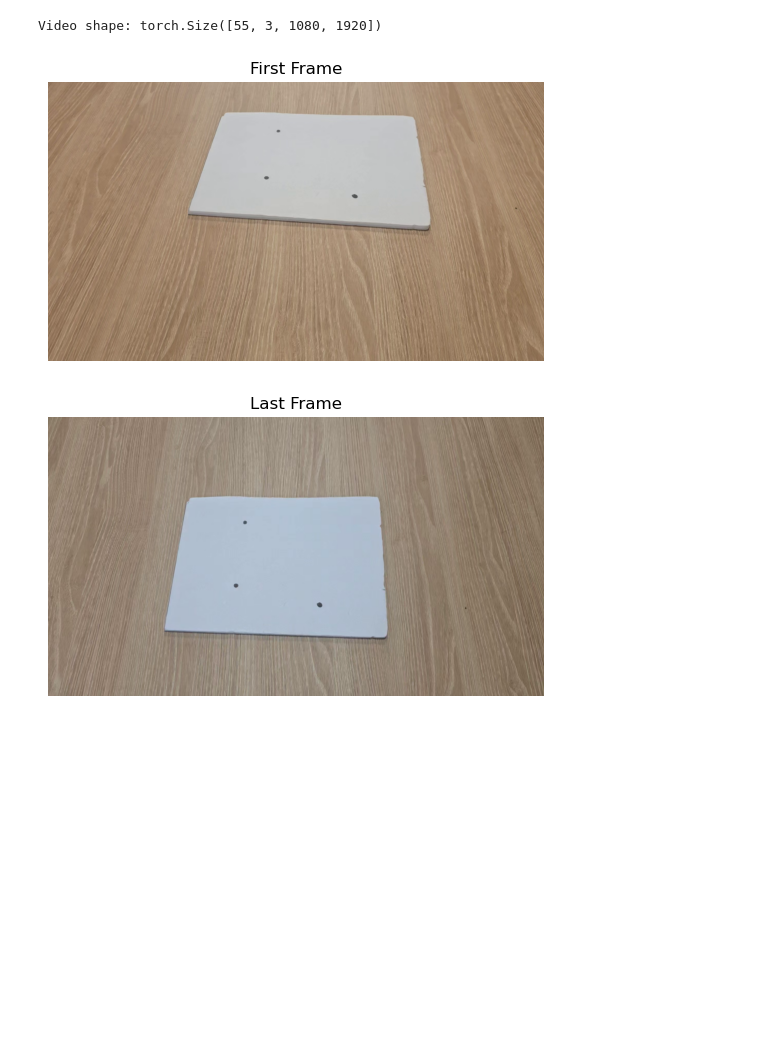
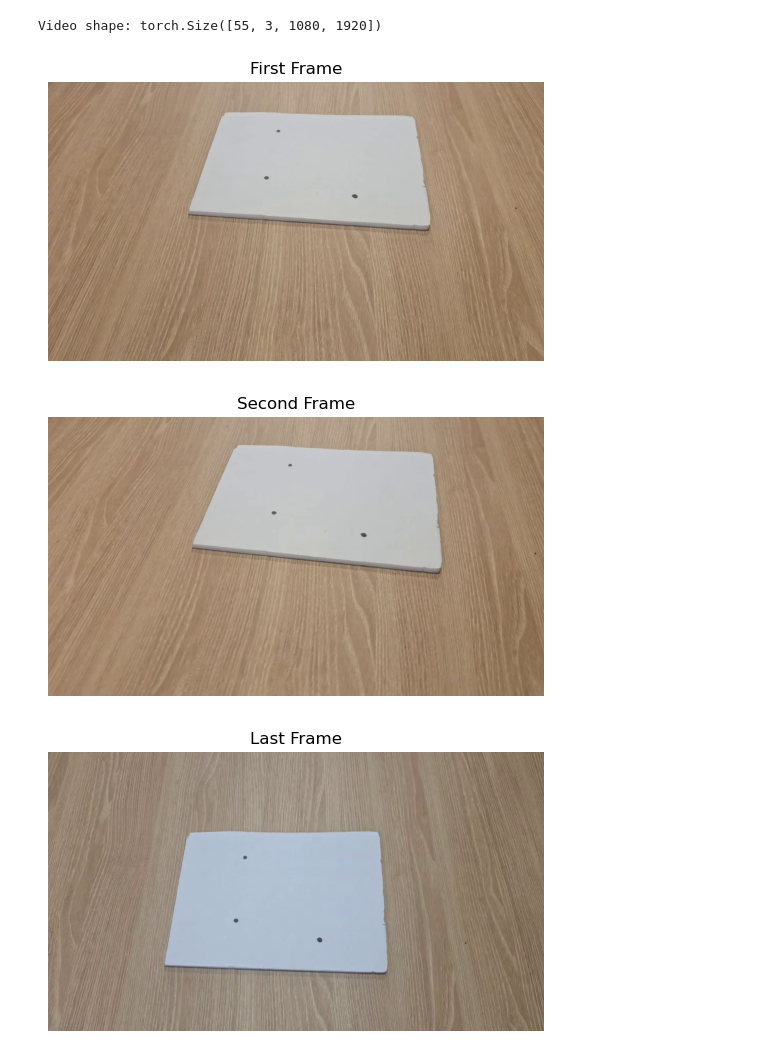
Before and after one commit to SNU-Sigma-Intelligence/SIGMAxPortal301-Team2, a Jupyter notebook: 심화과제_1/SML/test.ipynb, the cells around one changed output. Drawn from its saved outputs; the diff is of its cells as text; code cells hidden in the pictures; blank space fills up the shorter version.

```diff
--- a/심화과제_1/SML/test.ipynb
+++ b/심화과제_1/SML/test.ipynb
@@ -1,7 +1,7 @@
 # %%
 from utils import *
 # %%
-video_path = '/home/ubuntu/SML/SIGMAxPortal301-Team2/심화과제_1/video/2.mp4'
+video_path = '/home/ubuntu/SML/SIGMAxPortal301-Team2/심화과제_1/video/1.mp4'
 video = read_video_to_tensor(video_path, frame_step=10)
 # %%
 print(f"Video shape: {video.shape}")
@@ -9,8 +9,10 @@ print(f"Video shape: {video.shape}")
 Video shape: torch.Size([55, 3, 1080, 1920])
 # %%
 show_picture(video[0], title='First Frame')
+show_picture(video[1], title='Second Frame')
 show_picture(video[-1], title='Last Frame')
 # %% [output]
 [figure]
-[figure, old version]
+[figure, new version]
+[figure, added]
 # %%
```
Also changed, not shown: parts of 2 cells of this notebook, 1 other file.
